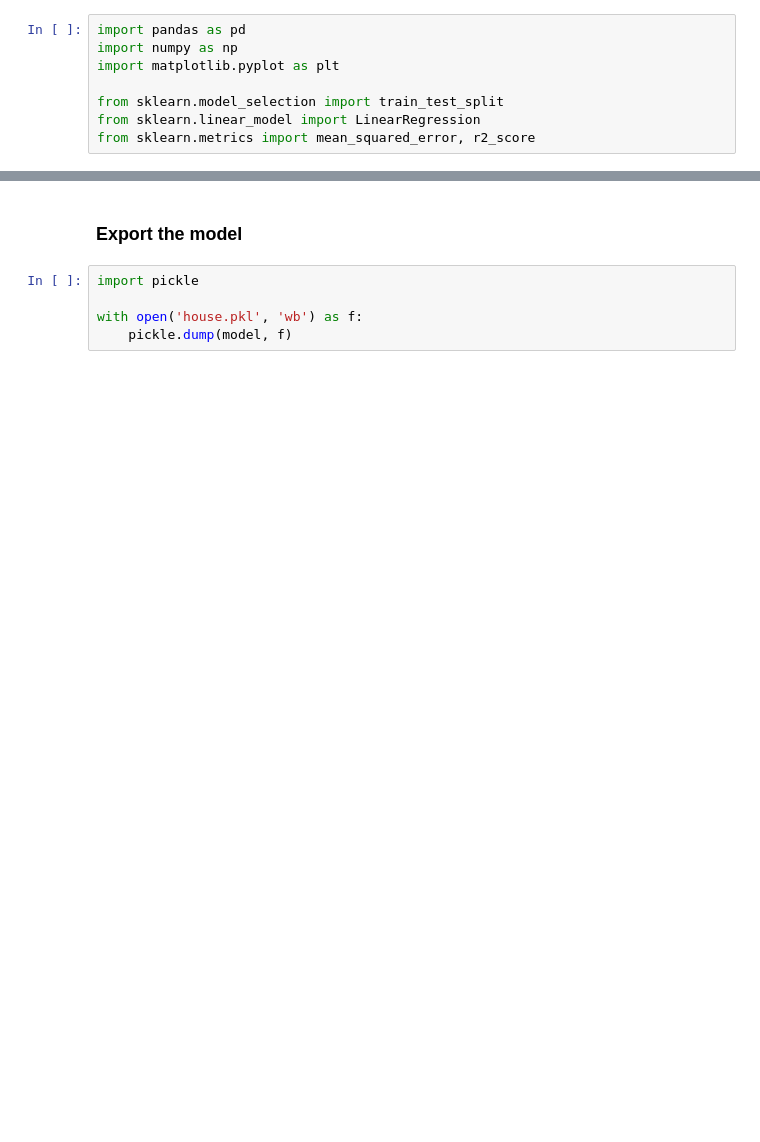
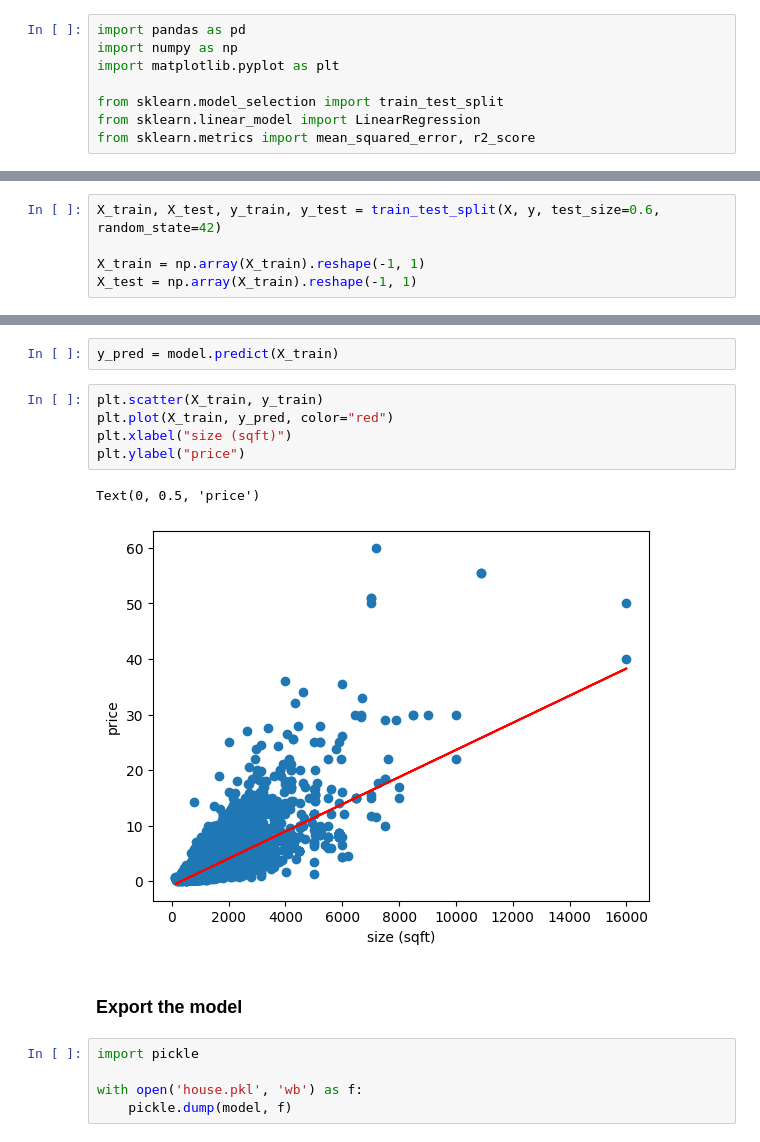
Before and after one commit to metaloozee/python-assignments, a Jupyter notebook: assignment-3/houses.ipynb, the cells around one changed output, grey strips where cells are left out. Saved outputs shown, nothing was run; the diff lists cells and outputs as text; blank space fills up the shorter version.

```diff
--- a/assignment-3/houses.ipynb
+++ b/assignment-3/houses.ipynb
@@ -40,0 +35,5 @@ print(rmse)
+# %%
+X_train, X_test, y_train, y_test = train_test_split(X, y, test_size=0.6, random_state=42)
+
+X_train = np.array(X_train).reshape(-1, 1)
+X_test = np.array(X_train).reshape(-1, 1)
@@ -41,3 +52,13 @@ print(rmse)
+# %%
+y_pred = model.predict(X_train)
+# %%
+plt.scatter(X_train, y_train)
+plt.plot(X_train, y_pred, color="red")
+plt.xlabel("size (sqft)")
+plt.ylabel("price")
+# %% [output]
+Text(0, 0.5, 'price')
+[figure, added]
 # %% [markdown]
 ### Export the model
 # %%
```
Also changed, not shown: parts of 4 cells of this notebook, 1 other file.
